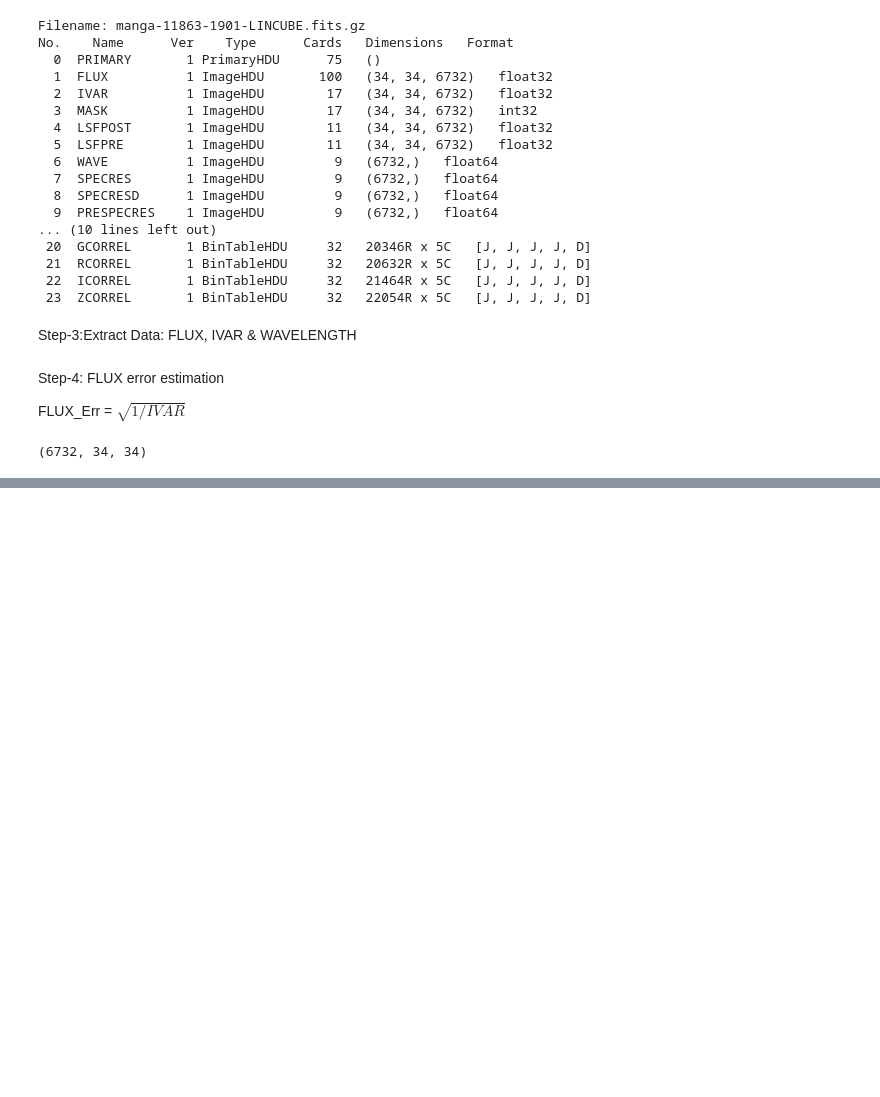
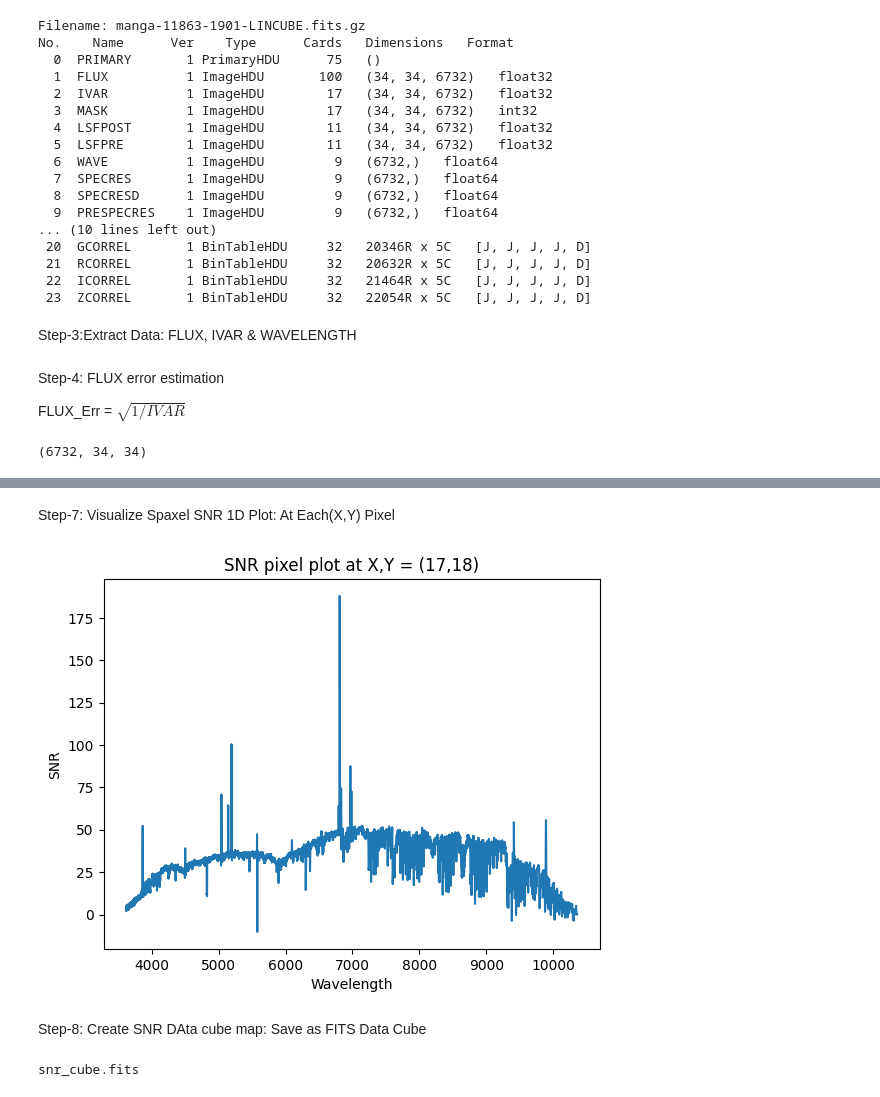
Before and after one commit to Prashan70/SAASS, a Jupyter notebook: Astropy Tutorial/Spectral SNR Map Visualization, Galaxy FITS.ipynb, the cells around one changed output, grey strips where cells are left out. Drawn from its saved outputs; the diff is of its cells as text; code cells hidden in the pictures; blank space fills up the shorter version.

```diff
--- a/Astropy Tutorial/Spectral SNR Map Visualization, Galaxy FITS.ipynb
+++ b/Astropy Tutorial/Spectral SNR Map Visualization, Galaxy FITS.ipynb
@@ -85,0 +105,13 @@ flux_err.shape
+# %% [markdown]
+Step-7: Visualize Spaxel SNR 1D Plot: At Each(X,Y) Pixel
+# %%
+plt.figure()
+plt.plot(wl, snr_cube[:,17,17]) #at central spaxel #snr_cube[:,Y,X] at spectra(X,Y)
+plt.title('SNR pixel plot at X,Y = (17,18)')
+plt.xlabel('Wavelength')
+plt.ylabel('SNR')
+plt.show()
+# %% [output]
+[figure, added]
+# %% [markdown]
+Step-8: Create SNR DAta cube map: Save as FITS Data Cube
@@ -85,0 +120,4 @@ flux_err.shape
+# %%
+ls *fits
+# %% [output]
+snr_cube.fits
```
Also changed, not shown: parts of 5 cells of this notebook, 1 other file.
